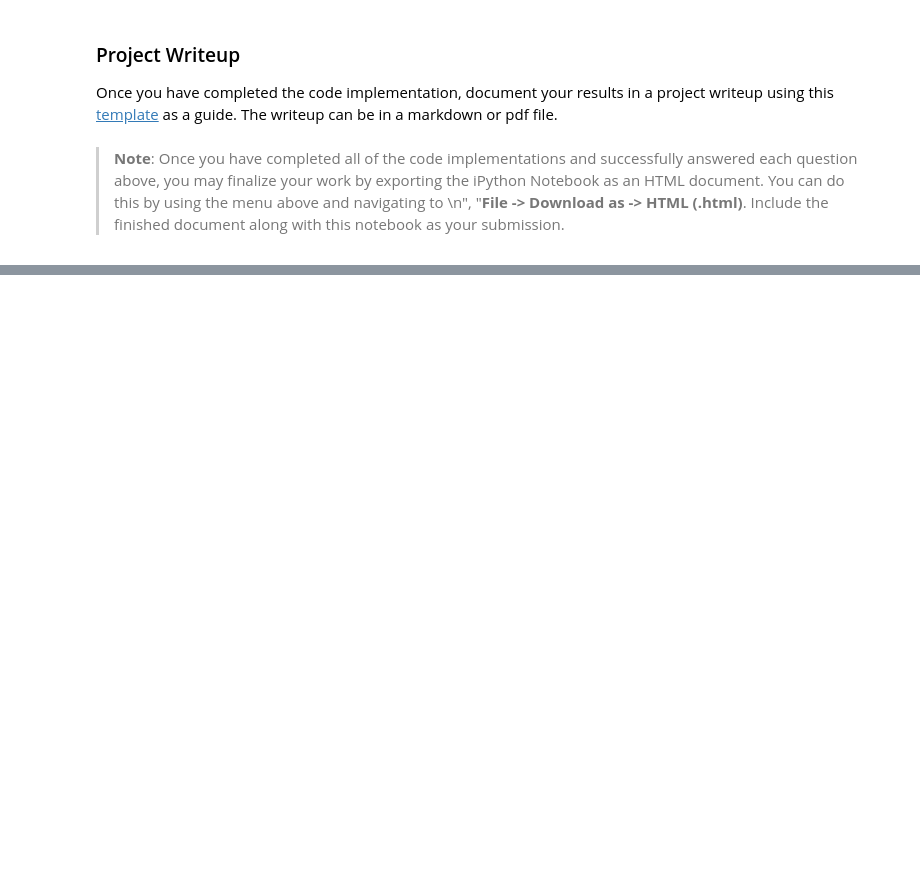
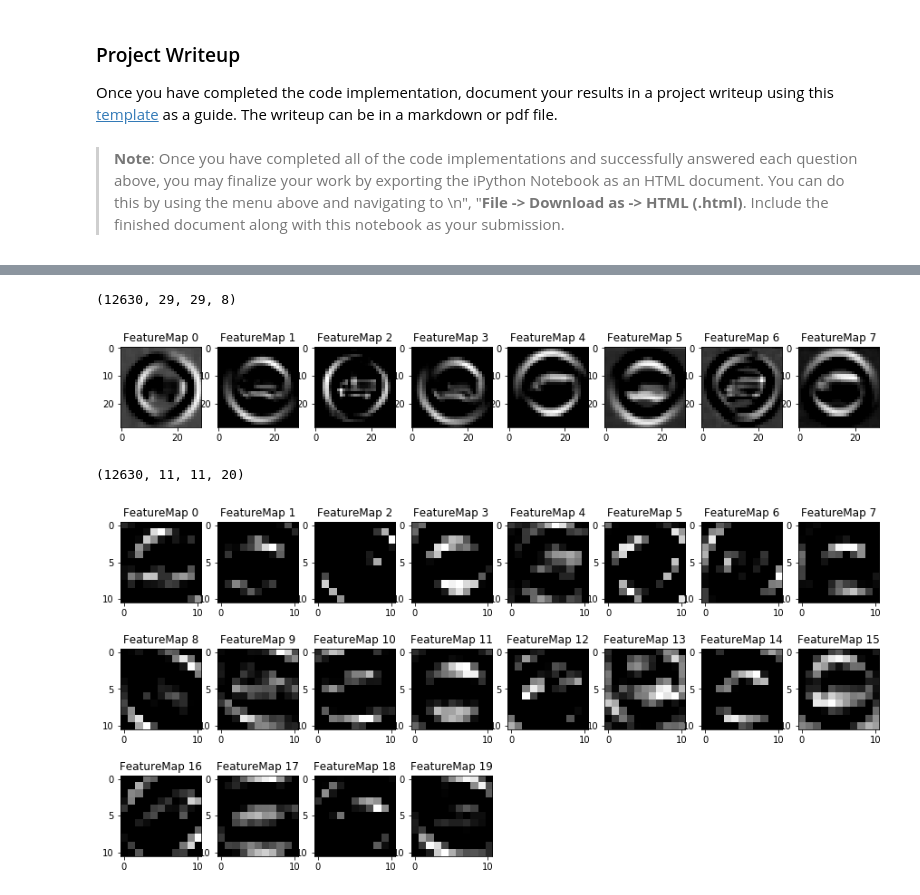
Before and after one commit to toshiharutf/CarND-Term1-Traffic_sign_classifier_P2, a Jupyter notebook: Traffic_Sign_Classifier.ipynb, the cells around one changed output, grey strips where cells are left out. Drawn from its saved outputs; the diff is of its cells as text; code cells hidden in the pictures; blank space fills up the shorter version.

```diff
--- a/Traffic_Sign_Classifier.ipynb
+++ b/Traffic_Sign_Classifier.ipynb
@@ -170,0 +282,5 @@ sets imply underfitting. A high accuracy on the training set but low accuracy on
+# %%
+x = tf.placeholder(tf.float32, (None, 32, 32, 3))
+y = tf.placeholder(tf.int32, (None))
+one_hot_y = tf.one_hot(y, 43)
+keep_prob = tf.placeholder(tf.float32) # probability to keep neurons
@@ -190,9 +443,19 @@ You may find `signnames.csv` useful as it contains mappings from the class id (i
+# %%
+# Normalization
+X_new = X_new / 255
 # %% [markdown]
 ### Predict the Sign Type for Each Image
 # %%
 ### Run the predictions here and use the model to output the prediction for each image.
 ### Make sure to pre-process the images with the same pre-processing pipeline used earlier.
 ### Feel free to use as many code cells as needed.
+
+test_prob = 1.0
+
+with tf.Session() as sess:
+    saver = tf.train.import_meta_graph('./tsc.meta')
+    saver.restore(sess, tf.train.latest_checkpoint('.'))
+    test_accuracy = evaluate(X_new, y_new,test_prob)
 # %% [markdown]
 ### Analyze Performance
 # %%
@@ -241,3 +507,14 @@ Looking just at the first row we get `[ 0.34763842,  0.24879643,  0.12789202]`,
 # %%
 ### Print out the top five softmax probabilities for the predictions on the German traffic sign images found on the web.
 ### Feel free to use as many code cells as needed.
+
+#logits = Skynet(x,keep_prob)
+softmax = tf.nn.softmax(logits)
+top5 = tf.nn.top_k(softmax,5)
+
+with tf.Session() as sess:
+    saver = tf.train.import_meta_graph('./tsc.meta')
+    saver.restore(sess, tf.train.latest_checkpoint('.'))
+    prediction = sess.run(top5, feed_dict={x: X_new, keep_prob:1.0})
+
+print(prediction.indices)
@@ -270,29 +554,47 @@ For an example of what feature map outputs look like, check out NVIDIA's results
 # %%
 ### Visualize your network's feature maps here.
 ### Feel free to use as many code cells as needed.
 
 # image_input: the test image being fed into the network to produce the feature maps
 # tf_activation: should be a tf variable name used during your training procedure that represents the calculated state of a specific weight layer
 # activation_min/max: can be used to view the activation contrast in more detail, by default matplot sets min and max to the actual min and max values of the output
 # plt_num: used to plot out multiple different weight feature map sets on the same block, just extend the plt number for each new feature map entry
 
 def outputFeatureMap(image_input, tf_activation, activation_min=-1, activation_max=-1 ,plt_num=1):
     # Here make sure to preprocess your image_input in a way your network expects
     # with size, normalization, ect if needed
     # image_input =
     # Note: x should be the same name as your network's tensorflow data placeholder variable
     # If you get an error tf_activation is not defined it may be having trouble accessing the variable from inside a function
-    activation = tf_activation.eval(session=sess,feed_dict={x : image_input})
+    activation = tf_activation.eval(session=sess,feed_dict={x : image_input, keep_prob: 1.0})
+    print(activation.shape)
     featuremaps = activation.shape[3]
     plt.figure(plt_num, figsize=(15,15))
     for featuremap in range(featuremaps):
         plt.subplot(6,8, featuremap+1) # sets the number of feature maps to show on each row and column
         plt.title('FeatureMap ' + str(featuremap)) # displays the feature map number
         if activation_min != -1 & activation_max != -1:
             plt.imshow(activation[0,:,:, featuremap], interpolation="nearest", vmin =activation_min, vmax=activation_max, cmap="gray")
         elif activation_max != -1:
             plt.imshow(activation[0,:,:, featuremap], interpolation="nearest", vmax=activation_max, cmap="gray")
         elif activation_min !=-1:
             plt.imshow(activation[0,:,:, featuremap], interpolation="nearest", vmin=activation_min, cmap="gray")
         else:
             plt.imshow(activation[0,:,:, featuremap], interpolation="nearest", cmap="gray")
+    plt.show()
+
+with tf.Session() as sess:
+    new_saver = tf.train.import_meta_graph('./tsc.meta')
+    new_saver.restore(sess, tf.train.latest_checkpoint('.'))
+    conv1 = tf.get_default_graph().get_tensor_by_name("conv1:0")
+    conv2 = tf.get_default_graph().get_tensor_by_name("conv2:0")
+
+
+    image_input = X_test
+    outputFeatureMap(image_input, conv1)
+    outputFeatureMap(image_input, conv2)
+# %% [output]
+(12630, 29, 29, 8)
+[figure, added]
+(12630, 11, 11, 20)
+[figure, added]
```
Also changed, not shown: parts of 22 cells of this notebook, 8 other files.
